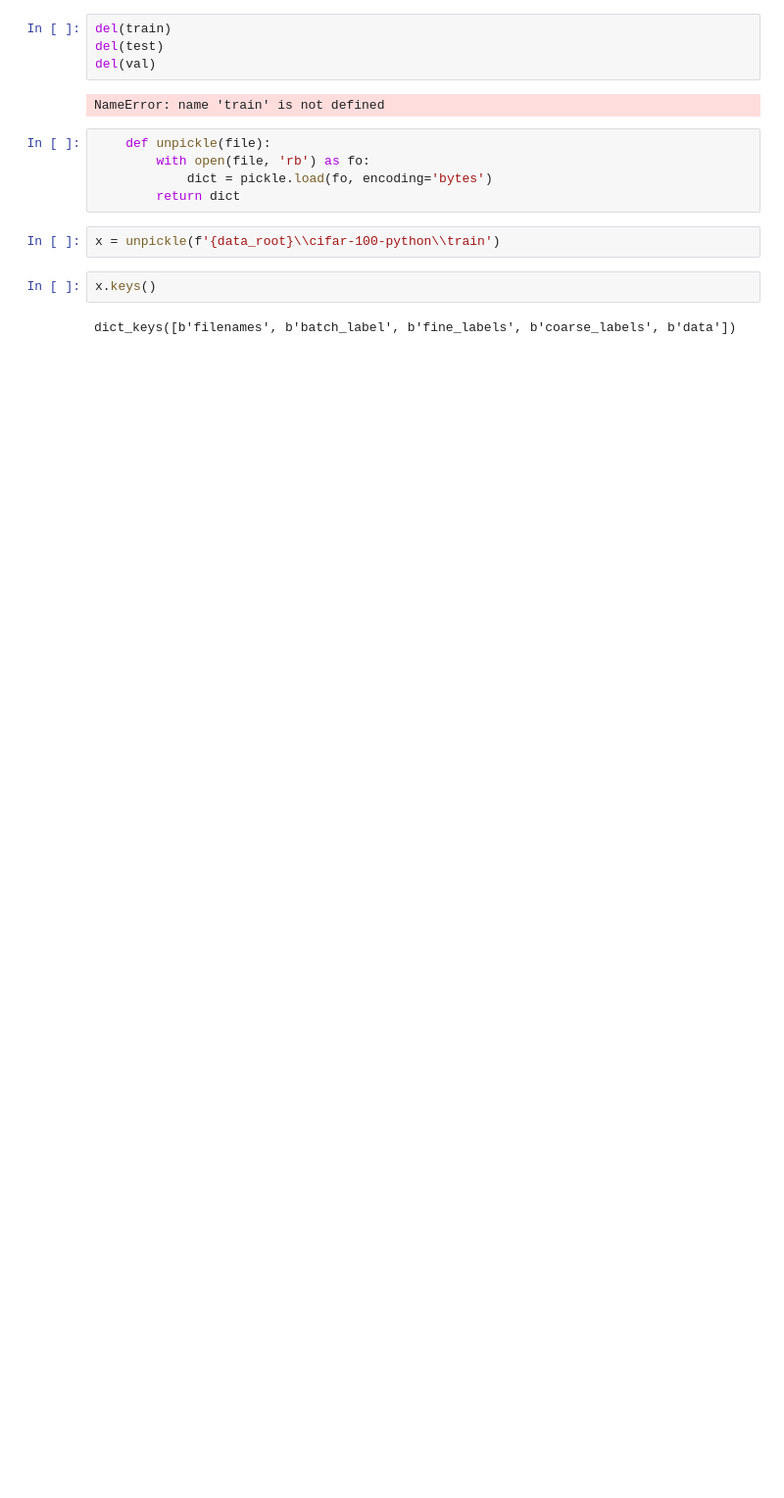
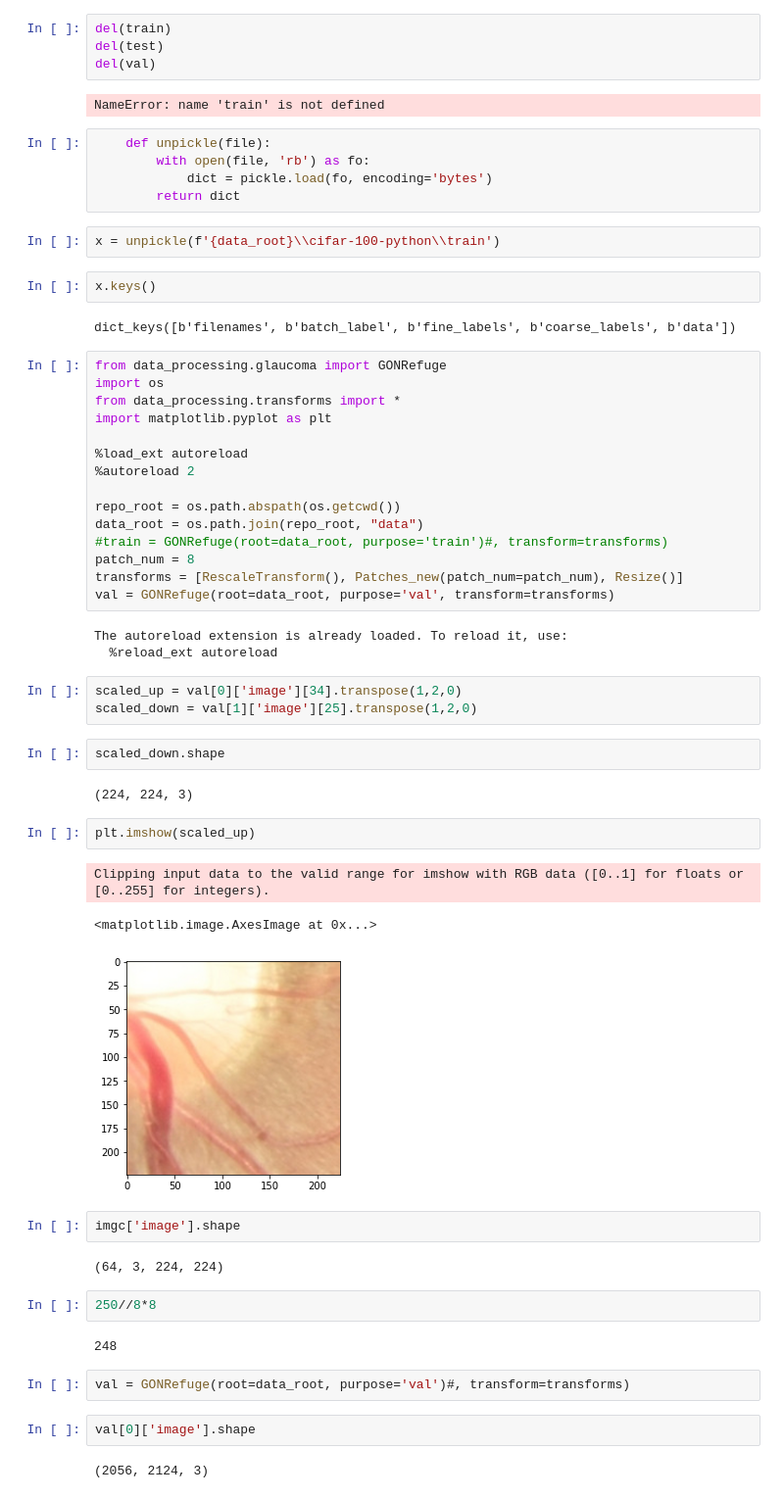
Before and after one commit to karurb92/cv_attention, a Jupyter notebook: playground.ipynb, the cells around one changed output. Shown: that part at 98% size. Drawn from its saved outputs; the diff is of its cells as text; blank space fills up the shorter version.

Commit message:
glaucoma dataset

```diff
--- a/playground.ipynb
+++ b/playground.ipynb
@@ -294,3 +294,48 @@ x = unpickle(f'{data_root}\\cifar-100-python\\train')
 x.keys()
 # %% [output]
 dict_keys([b'filenames', b'batch_label', b'fine_labels', b'coarse_labels', b'data'])
+# %%
+from data_processing.glaucoma import GONRefuge
+import os
+from data_processing.transforms import *
+import matplotlib.pyplot as plt
+
+%load_ext autoreload
+%autoreload 2
+
+repo_root = os.path.abspath(os.getcwd())
+data_root = os.path.join(repo_root, "data")
+#train = GONRefuge(root=data_root, purpose='train')#, transform=transforms)
+patch_num = 8
+transforms = [RescaleTransform(), Patches_new(patch_num=patch_num), Resize()]
+val = GONRefuge(root=data_root, purpose='val', transform=transforms)
+# %% [output]
+The autoreload extension is already loaded. To reload it, use:
+  %reload_ext autoreload
+# %%
+scaled_up = val[0]['image'][34].transpose(1,2,0)
+scaled_down = val[1]['image'][25].transpose(1,2,0)
+# %%
+scaled_down.shape
+# %% [output]
+(224, 224, 3)
+# %%
+plt.imshow(scaled_up)
+# %% [output]
+Clipping input data to the valid range for imshow with RGB data ([0..1] for floats or [0..255] for integers).
+<matplotlib.image.AxesImage at 0x...>
+[figure, added]
+# %%
+imgc['image'].shape
+# %% [output]
+(64, 3, 224, 224)
+# %%
+250//8*8
+# %% [output]
+248
+# %%
+val = GONRefuge(root=data_root, purpose='val')#, transform=transforms)
+# %%
+val[0]['image'].shape
+# %% [output]
+(2056, 2124, 3)
```
Also changed, not shown: parts of 13 cells of this notebook, 4 other files.
